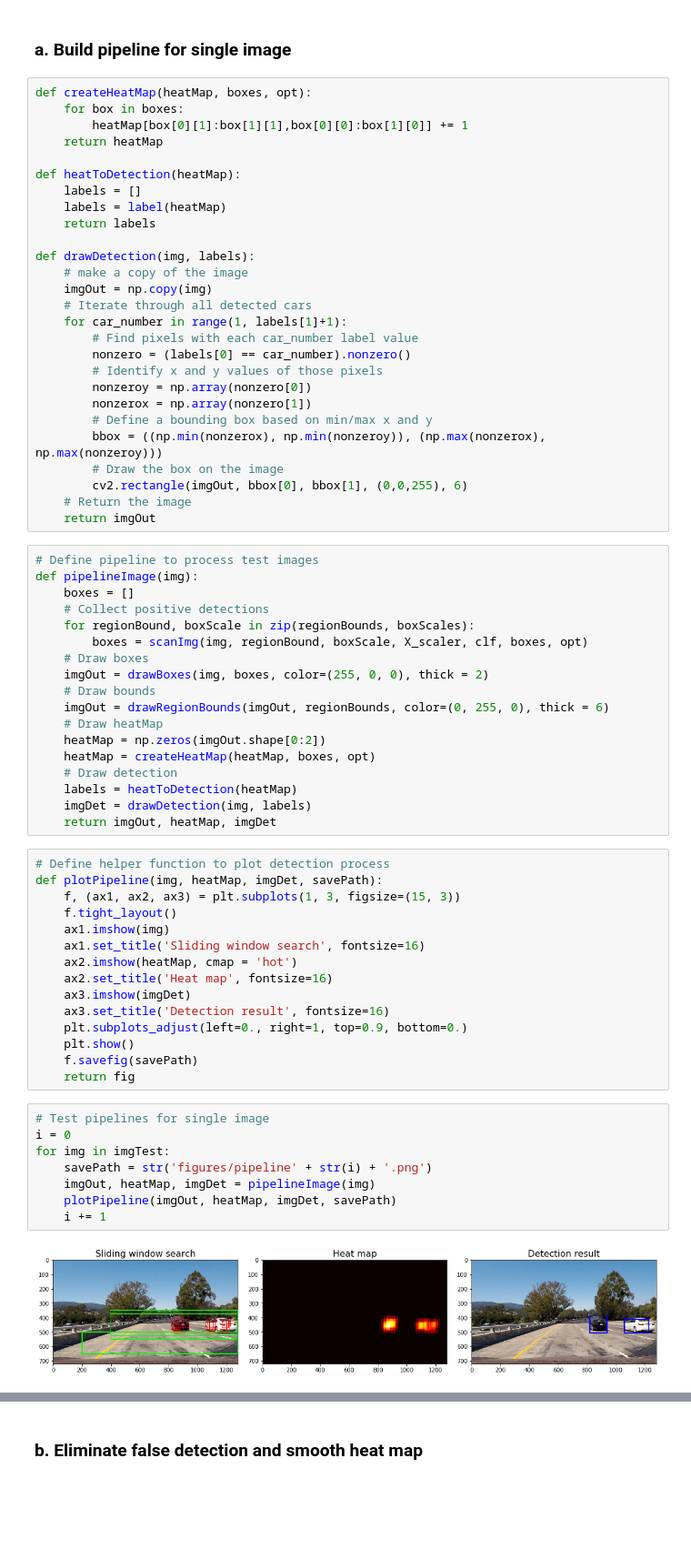
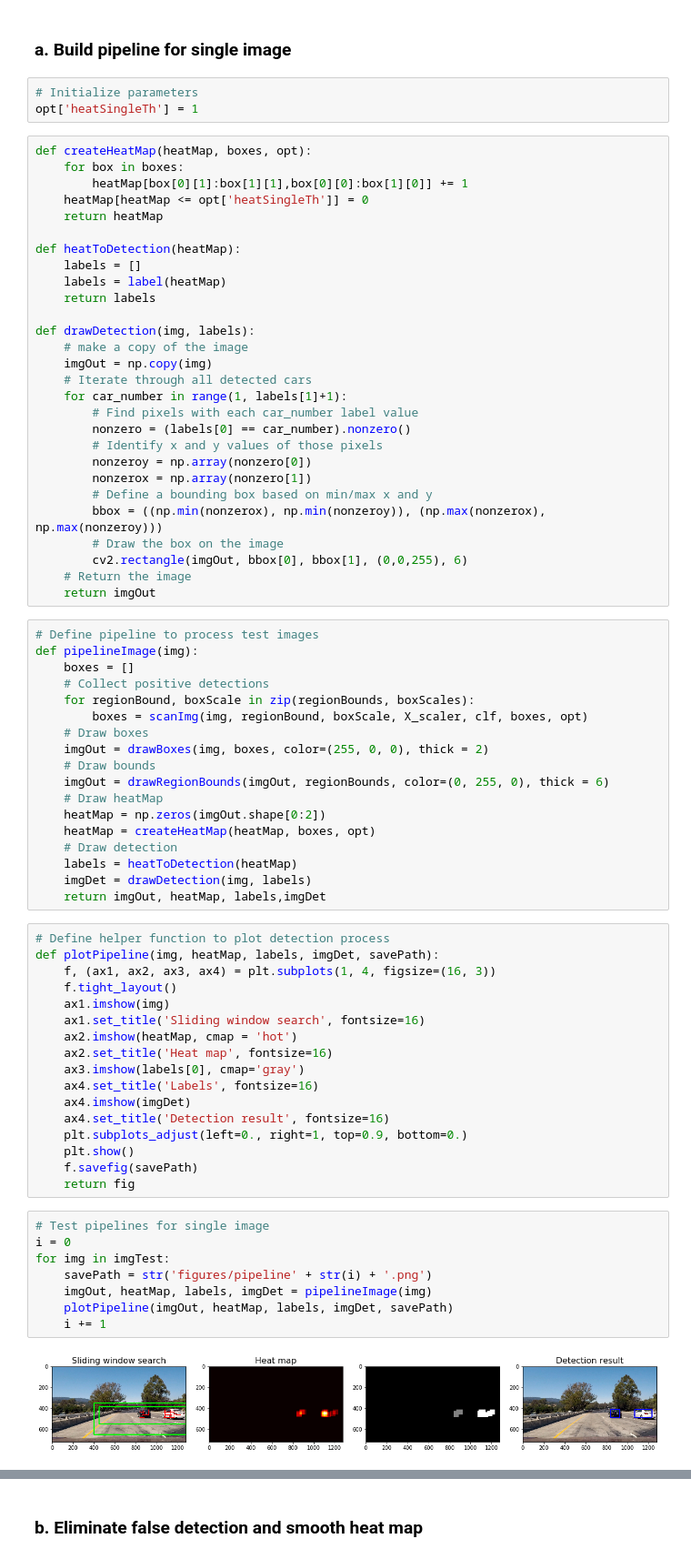
Before and after one commit to davidsky900/SelfDrivingCar-VehicleDetection, a Jupyter notebook: VehicleDetection.ipynb, the cells around one changed output, grey strips where cells are left out. Shown at 91% size. Saved outputs shown, nothing was run; the diff lists cells and outputs as text; blank space fills up the shorter version.

```diff
--- a/VehicleDetection.ipynb
+++ b/VehicleDetection.ipynb
@@ -403,10 +403,14 @@ for img in imgTest:
 ## Step 3: Video Implementation
 # %% [markdown]
 ### a. Build pipeline for single image
+# %%
+# Initialize parameters
+opt['heatSingleTh'] = 1
 # %%
 def createHeatMap(heatMap, boxes, opt):
     for box in boxes:
         heatMap[box[0][1]:box[1][1],box[0][0]:box[1][0]] += 1
+    heatMap[heatMap <= opt['heatSingleTh']] = 0
     return heatMap
 
 def heatToDetection(heatMap):
@@ -447,18 +451,20 @@ def pipelineImage(img):
     # Draw detection
     labels = heatToDetection(heatMap)
     imgDet = drawDetection(img, labels)
-    return imgOut, heatMap, imgDet
+    return imgOut, heatMap, labels,imgDet
 # %%
 # Define helper function to plot detection process
-def plotPipeline(img, heatMap, imgDet, savePath):
-    f, (ax1, ax2, ax3) = plt.subplots(1, 3, figsize=(15, 3))
+def plotPipeline(img, heatMap, labels, imgDet, savePath):
+    f, (ax1, ax2, ax3, ax4) = plt.subplots(1, 4, figsize=(16, 3))
     f.tight_layout()
     ax1.imshow(img)
     ax1.set_title('Sliding window search', fontsize=16)
     ax2.imshow(heatMap, cmap = 'hot')
     ax2.set_title('Heat map', fontsize=16)
-    ax3.imshow(imgDet)
-    ax3.set_title('Detection result', fontsize=16)
+    ax3.imshow(labels[0], cmap='gray')
+    ax4.set_title('Labels', fontsize=16)
+    ax4.imshow(imgDet)
+    ax4.set_title('Detection result', fontsize=16)
     plt.subplots_adjust(left=0., right=1, top=0.9, bottom=0.)
     plt.show()
     f.savefig(savePath)
@@ -466,10 +472,10 @@ def plotPipeline(img, heatMap, imgDet, savePath):
 # %%
 # Test pipelines for single image
 i = 0
 for img in imgTest:
     savePath = str('figures/pipeline' + str(i) + '.png')
-    imgOut, heatMap, imgDet = pipelineImage(img)
-    plotPipeline(imgOut, heatMap, imgDet, savePath)
+    imgOut, heatMap, labels, imgDet = pipelineImage(img)
+    plotPipeline(imgOut, heatMap, labels, imgDet, savePath)
     i += 1
 # %% [output]
-[figure, old version]
+[figure, new version]
```
Also changed, not shown: parts of 11 cells of this notebook, 16 other files.
